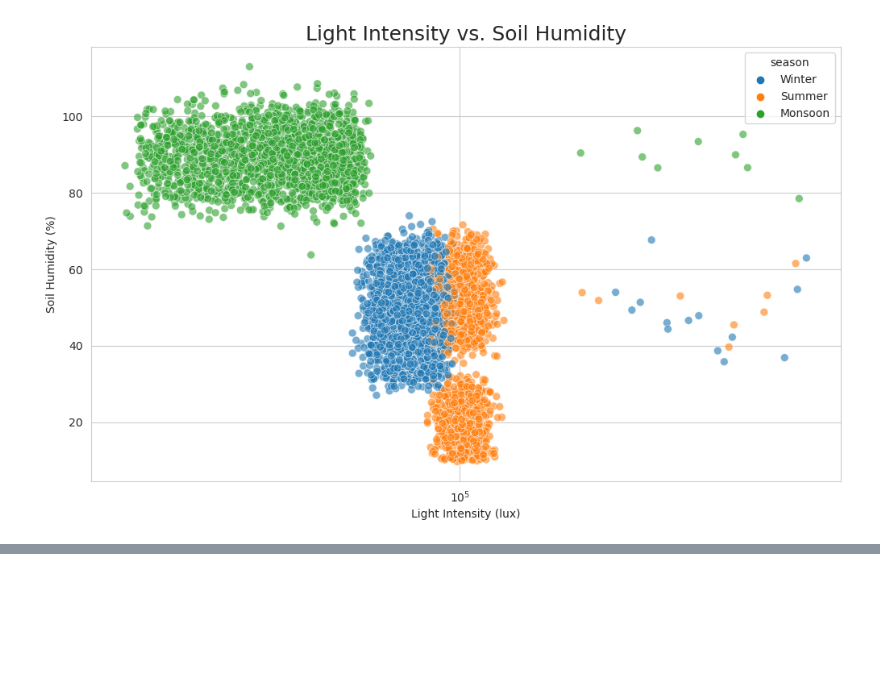
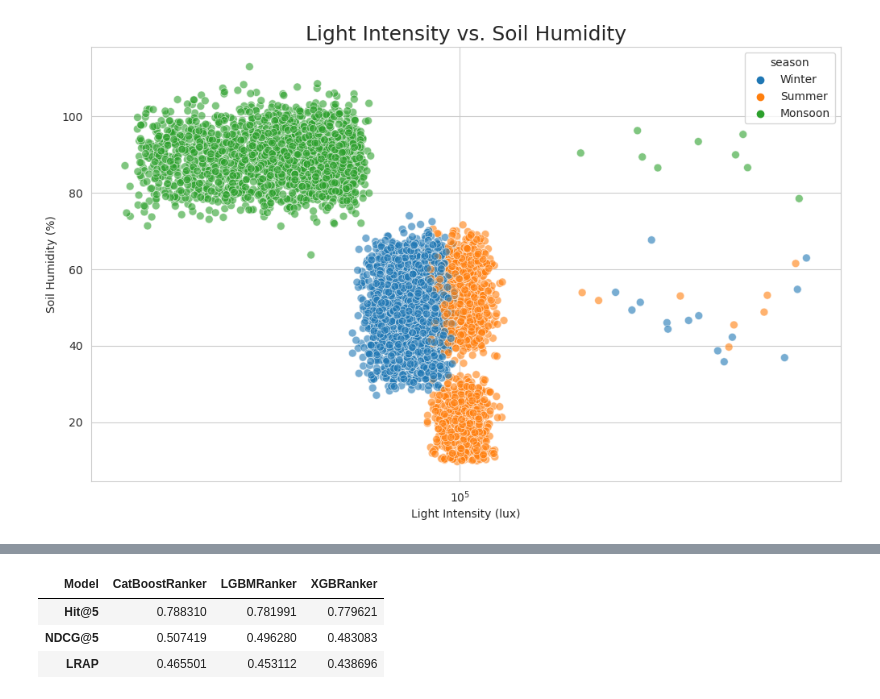
Before and after one commit to tambetanush/GreenSense-Crop-Recommendation-System, a Jupyter notebook: Ranker Notebook/greensense-crop-recommendation.ipynb, the cells around one changed output, grey strips where cells are left out. Cells and saved outputs as stored; diff of their text form; code cells hidden in the pictures; blank space fills up the shorter version.

```diff
--- a/Ranker Notebook/greensense-crop-recommendation.ipynb
+++ b/Ranker Notebook/greensense-crop-recommendation.ipynb
@@ -1075,0 +1438,20 @@ print("Ranker saved!")
+# %%
+n_labels = len(crop_list)
+
+group_id_train = np.repeat(
+    np.arange(len(groups_train)),
+    n_labels
+)
+
+
+cat_ranker = CatBoostRanker(
+    loss_function="YetiRank",
+    random_seed=42,
+    verbose=False
+)
+
+cat_ranker.fit(
+    X_train_rank,
+    y_train_rank,
+    group_id=group_id_train
+)
@@ -1075,0 +1460,15 @@ print("Ranker saved!")
+# %%
+ranked_idx, scores = predict_ranked(
+    X_test_np, cat_ranker, crop_list
+)
+
+ranked_crops = [[crop_list[j] for j in row] for row in ranked_idx]
+hit5  = hit_at_k(true_sets, ranked_crops, 5)
+ndcg5 = ndcg_at_k(true_sets, ranked_crops, 5)
+lrap  = label_ranking_average_precision_score(Y_test, scores)
+results.append({
+    "Model": "CatBoostRanker",
+    "Hit@5": hit5,
+    "NDCG@5": ndcg5,
+    "LRAP": lrap
+})
@@ -1075,0 +1496,10 @@ print("Ranker saved!")
+# %%
+results_df = pd.DataFrame(results)
+results_df = results_df.set_index("Model")
+results_df = results_df.sort_values("NDCG@5", ascending=False).T
+results_df
+# %% [output]
+| Model | CatBoostRanker | LGBMRanker | XGBRanker |
+| Hit@5 | 0.788310 | 0.781991 | 0.779621 |
+| NDCG@5 | 0.507419 | 0.496280 | 0.483083 |
+| LRAP | 0.465501 | 0.453112 | 0.438696 |
```
Also changed, not shown: parts of 96 cells of this notebook, 2 other files.
